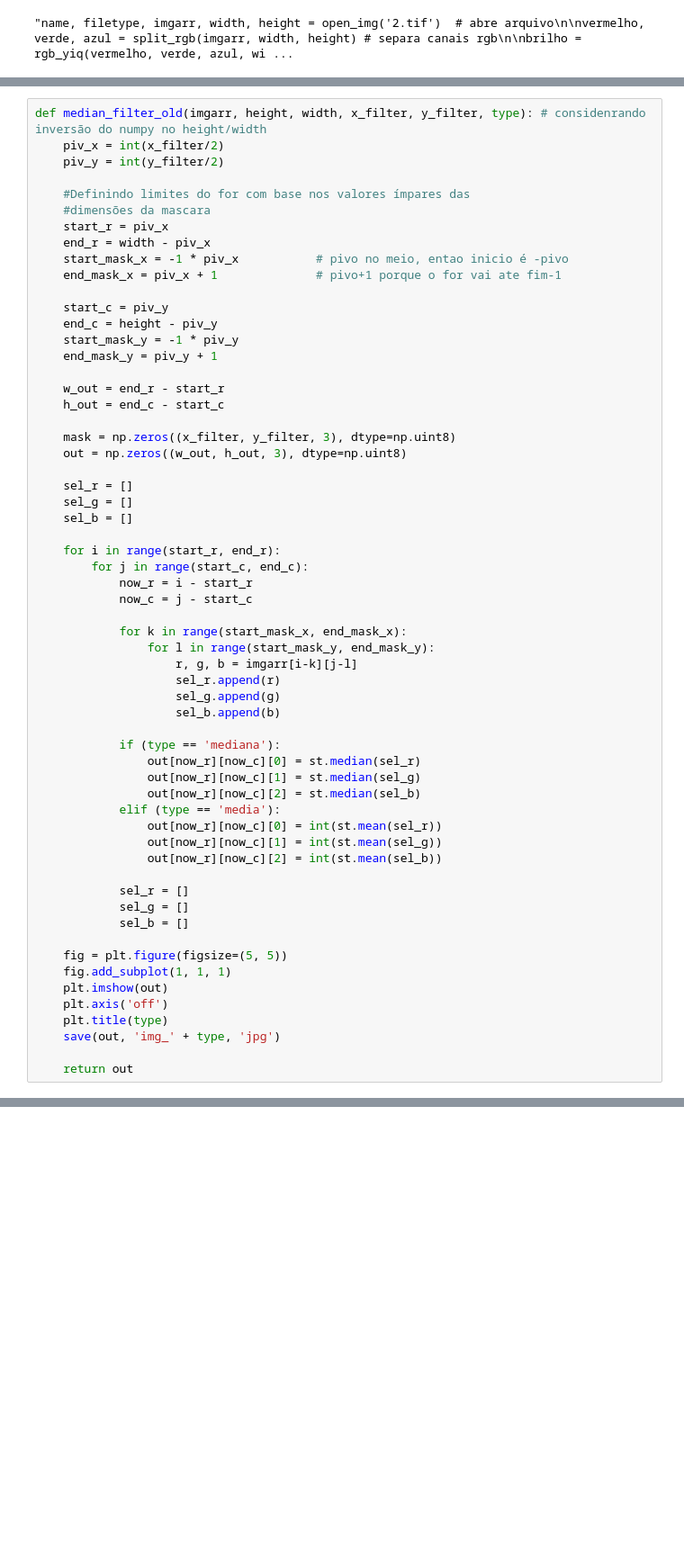
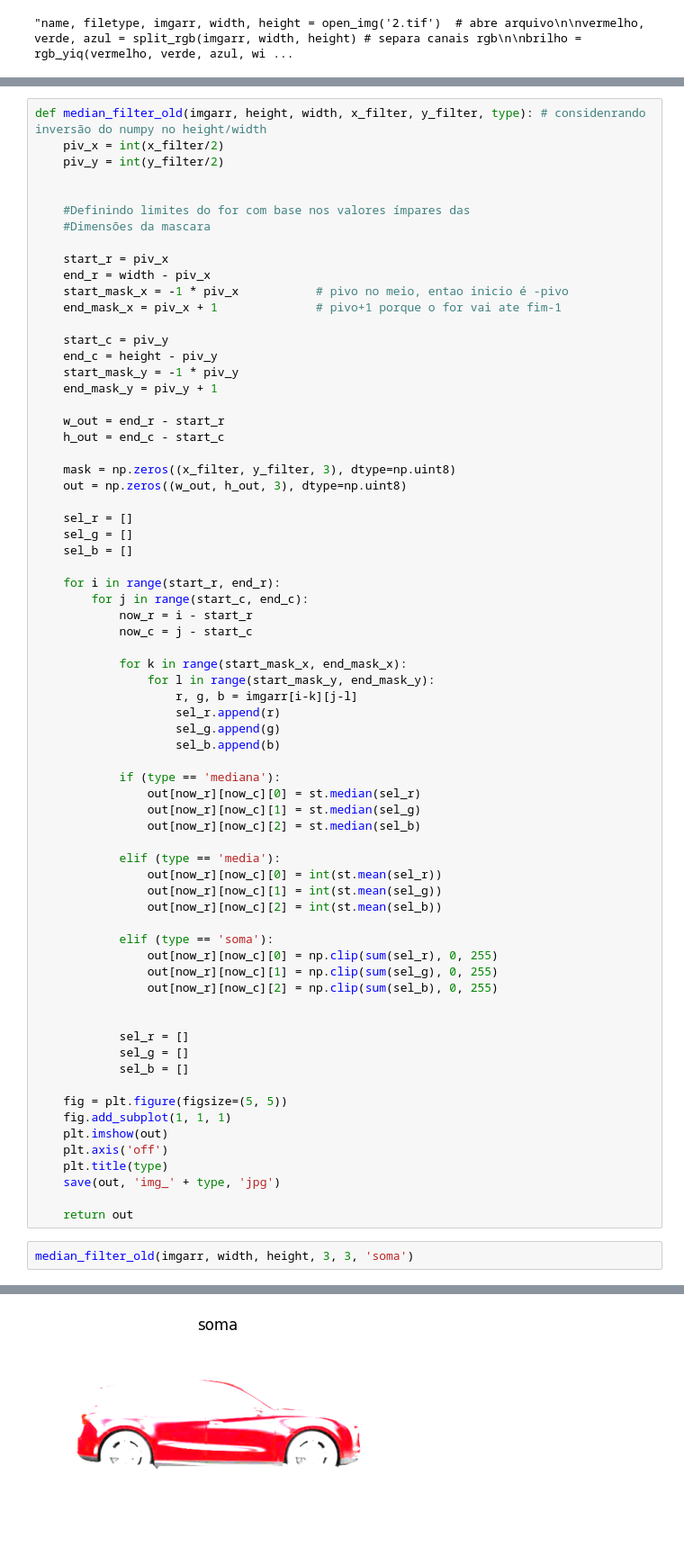
Before and after one commit to ezequieltjo/PDI_Project_1, a Jupyter notebook: PDI.ipynb, the cells around one changed output, grey strips where cells are left out. Shown at 90% size. Saved outputs shown, nothing was run; the diff lists cells and outputs as text; blank space fills up the shorter version.

```diff
--- a/PDI.ipynb
+++ b/PDI.ipynb
@@ -592,8 +722,10 @@ def median_filter_old(imgarr, height, width, x_filter, y_filter, type): # consid
     piv_x = int(x_filter/2)
     piv_y = int(y_filter/2)
 
+
     #Definindo limites do for com base nos valores ímpares das
-    #dimensões da mascara
+    #Dimensões da mascara
+
     start_r = piv_x
     end_r = width - piv_x
     start_mask_x = -1 * piv_x           # pivo no meio, entao inicio é -pivo
@@ -630,10 +762,17 @@ def median_filter_old(imgarr, height, width, x_filter, y_filter, type): # consid
                 out[now_r][now_c][0] = st.median(sel_r)
                 out[now_r][now_c][1] = st.median(sel_g)
                 out[now_r][now_c][2] = st.median(sel_b)
+
             elif (type == 'media'):
                 out[now_r][now_c][0] = int(st.mean(sel_r))
                 out[now_r][now_c][1] = int(st.mean(sel_g))
                 out[now_r][now_c][2] = int(st.mean(sel_b))
+
+            elif (type == 'soma'):
+                out[now_r][now_c][0] = np.clip(sum(sel_r), 0, 255)
+                out[now_r][now_c][1] = np.clip(sum(sel_g), 0, 255)
+                out[now_r][now_c][2] = np.clip(sum(sel_b), 0, 255)
+
 
             sel_r = []
             sel_g = []
@@ -647,3 +786,6 @@ def median_filter_old(imgarr, height, width, x_filter, y_filter, type): # consid
     save(out, 'img_' + type, 'jpg')
 
     return out
+# %%
+median_filter_old(imgarr, width, height, 3, 3, 'soma')
+# %% [output]
@@ -649,0 +809 @@ def median_filter_old(imgarr, height, width, x_filter, y_filter, type): # consid
+[figure, added]
```
Also changed, not shown: parts of 13 cells of this notebook, 1 other file.
